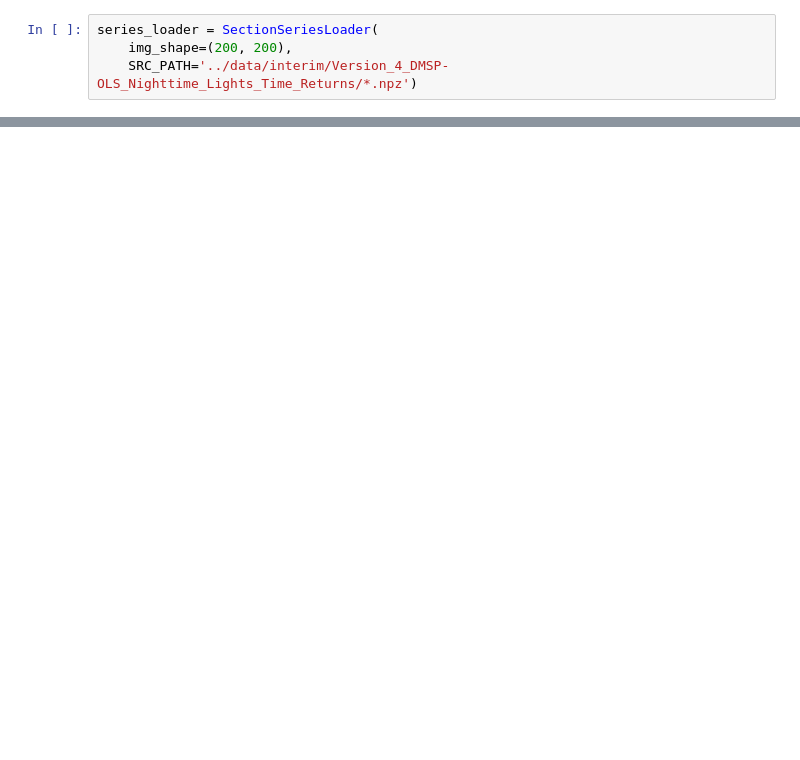
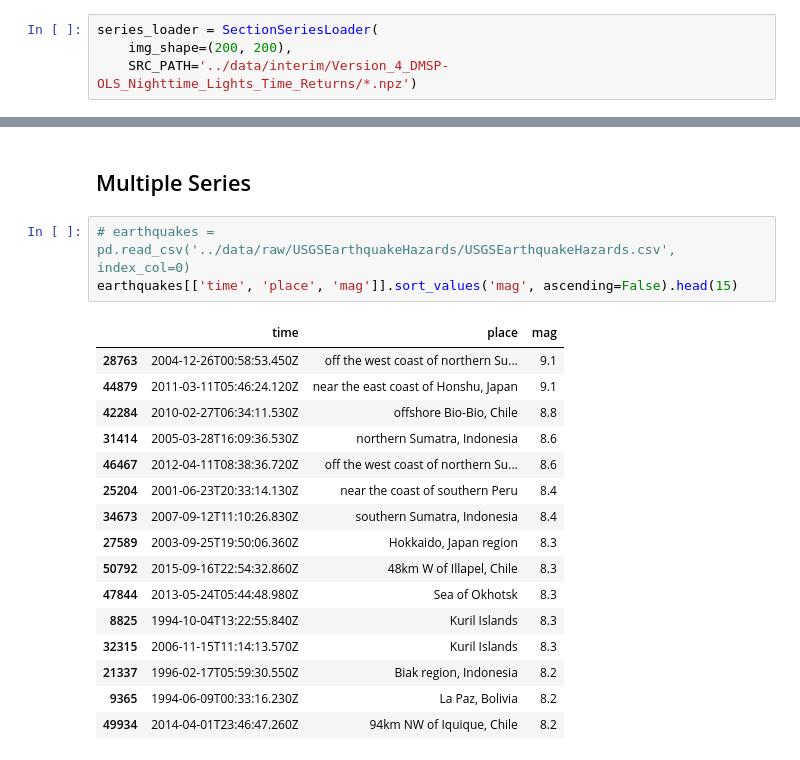
Before and after one commit to feliuserra/Luminosity, a Jupyter notebook: notebooks/data_exploration-series_loader.ipynb, the cells around one changed output, grey strips where cells are left out. Saved outputs shown, nothing was run; the diff lists cells and outputs as text; blank space fills up the shorter version.

```diff
--- a/notebooks/data_exploration-series_loader.ipynb
+++ b/notebooks/data_exploration-series_loader.ipynb
@@ -84,0 +81,22 @@ SyntaxError: non-keyword arg after keyword arg (<ipython-input-54-fdaf3512205f>,
+# %% [markdown]
+## Multiple Series
+# %%
+# earthquakes = pd.read_csv('../data/raw/USGSEarthquakeHazards/USGSEarthquakeHazards.csv', index_col=0)
+earthquakes[['time', 'place', 'mag']].sort_values('mag', ascending=False).head(15)
+# %% [output]
+|  | time | place | mag |
+| 28763 | 2004-12-26T00:58:53.450Z | off the west coast of northern Su... | 9.1 |
+| 44879 | 2011-03-11T05:46:24.120Z | near the east coast of Honshu, Japan | 9.1 |
+| 42284 | 2010-02-27T06:34:11.530Z | offshore Bio-Bio, Chile | 8.8 |
+| 31414 | 2005-03-28T16:09:36.530Z | northern Sumatra, Indonesia | 8.6 |
+| 46467 | 2012-04-11T08:38:36.720Z | off the west coast of northern Su... | 8.6 |
+| 25204 | 2001-06-23T20:33:14.130Z | near the coast of southern Peru | 8.4 |
+| 34673 | 2007-09-12T11:10:26.830Z | southern Sumatra, Indonesia | 8.4 |
+| 27589 | 2003-09-25T19:50:06.360Z | Hokkaido, Japan region | 8.3 |
+| 50792 | 2015-09-16T22:54:32.860Z | 48km W of Illapel, Chile | 8.3 |
+| 47844 | 2013-05-24T05:44:48.980Z | Sea of Okhotsk | 8.3 |
+| 8825 | 1994-10-04T13:22:55.840Z | Kuril Islands | 8.3 |
+| 32315 | 2006-11-15T11:14:13.570Z | Kuril Islands | 8.3 |
+| 21337 | 1996-02-17T05:59:30.550Z | Biak region, Indonesia | 8.2 |
+| 9365 | 1994-06-09T00:33:16.230Z | La Paz, Bolivia | 8.2 |
+| 49934 | 2014-04-01T23:46:47.260Z | 94km NW of Iquique, Chile | 8.2 |
```
Also changed, not shown: parts of 10 cells of this notebook.
